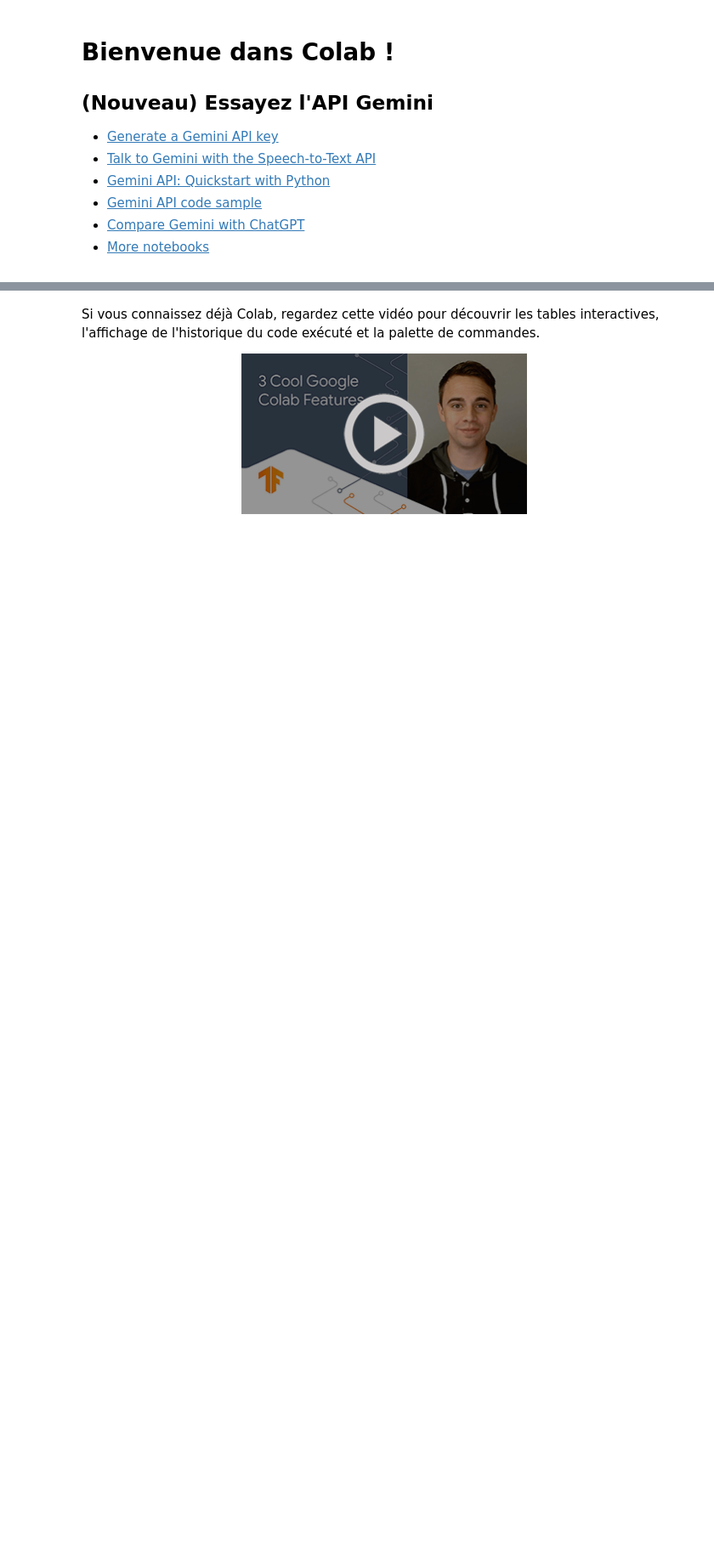
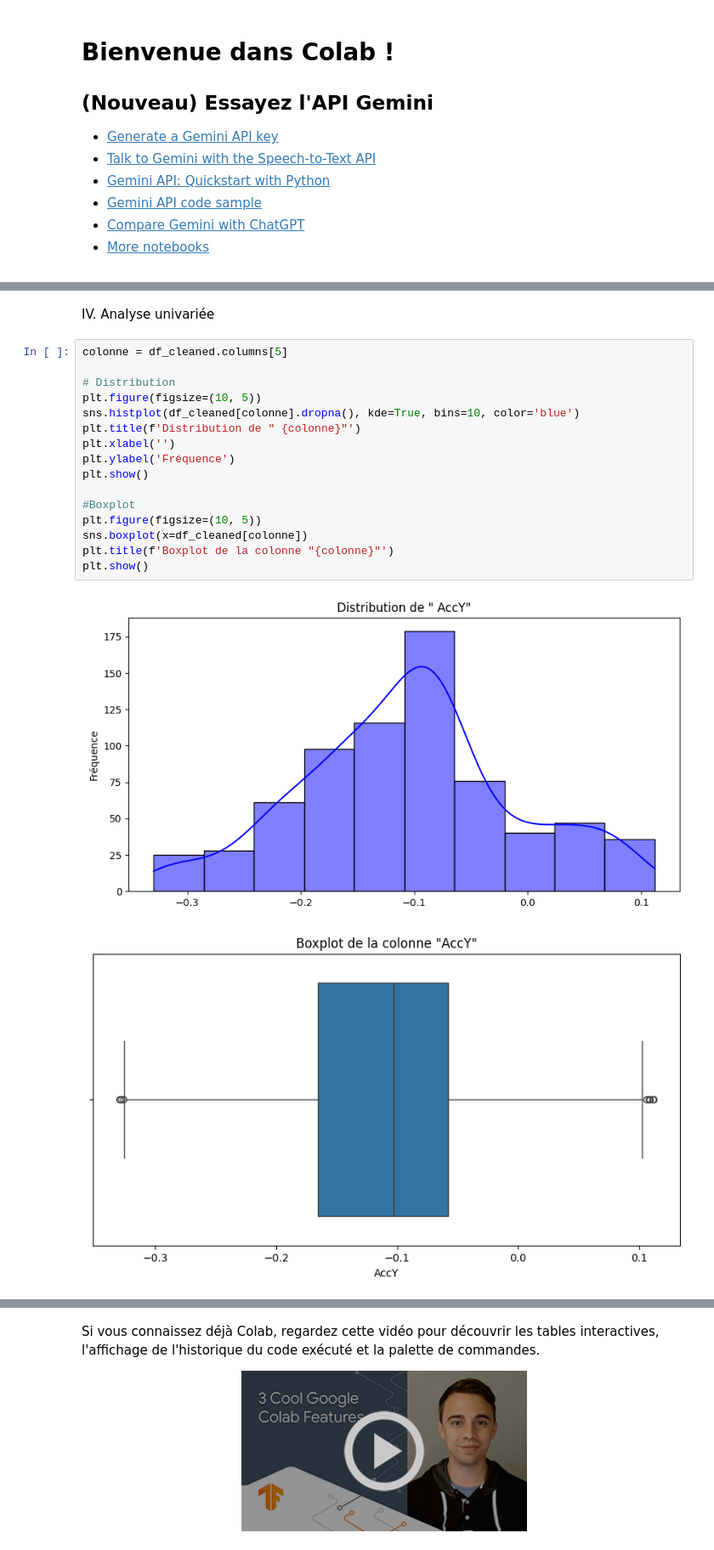
Before and after one commit to Quizoo20/Projet_IA, a Jupyter notebook: Projet2.ipynb, the cells around one changed output, grey strips where cells are left out. Shown: that part at 85% size. Cells and saved outputs as stored; diff of their text form; blank space fills up the shorter version.

```diff
--- a/Projet2.ipynb
+++ b/Projet2.ipynb
@@ -144,0 +96,21 @@ Score R² du modèle : 0.03225385095016242
+# %% [markdown]
+IV. Analyse univariée
+# %%
+colonne = df_cleaned.columns[5]
+
+# Distribution
+plt.figure(figsize=(10, 5))
+sns.histplot(df_cleaned[colonne].dropna(), kde=True, bins=10, color='blue')
+plt.title(f'Distribution de " {colonne}"')
+plt.xlabel('')
+plt.ylabel('Fréquence')
+plt.show()
+
+#Boxplot
+plt.figure(figsize=(10, 5))
+sns.boxplot(x=df_cleaned[colonne])
+plt.title(f'Boxplot de la colonne "{colonne}"')
+plt.show()
+# %% [output]
+[figure, added]
+[figure, added]
```
Also changed, not shown: parts of 16 cells of this notebook.
